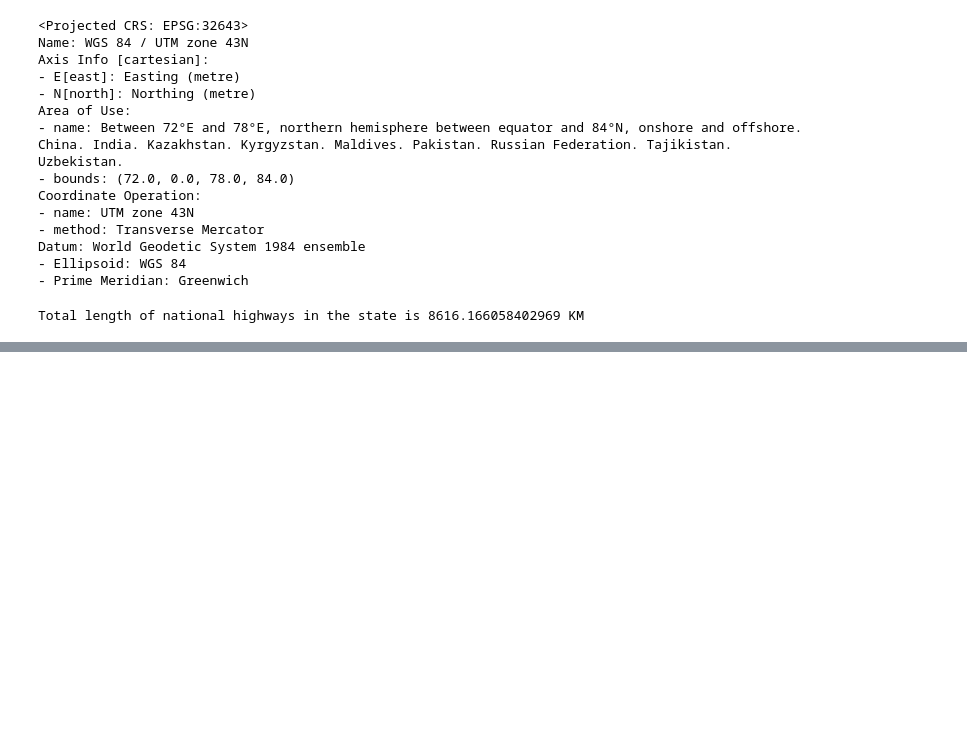
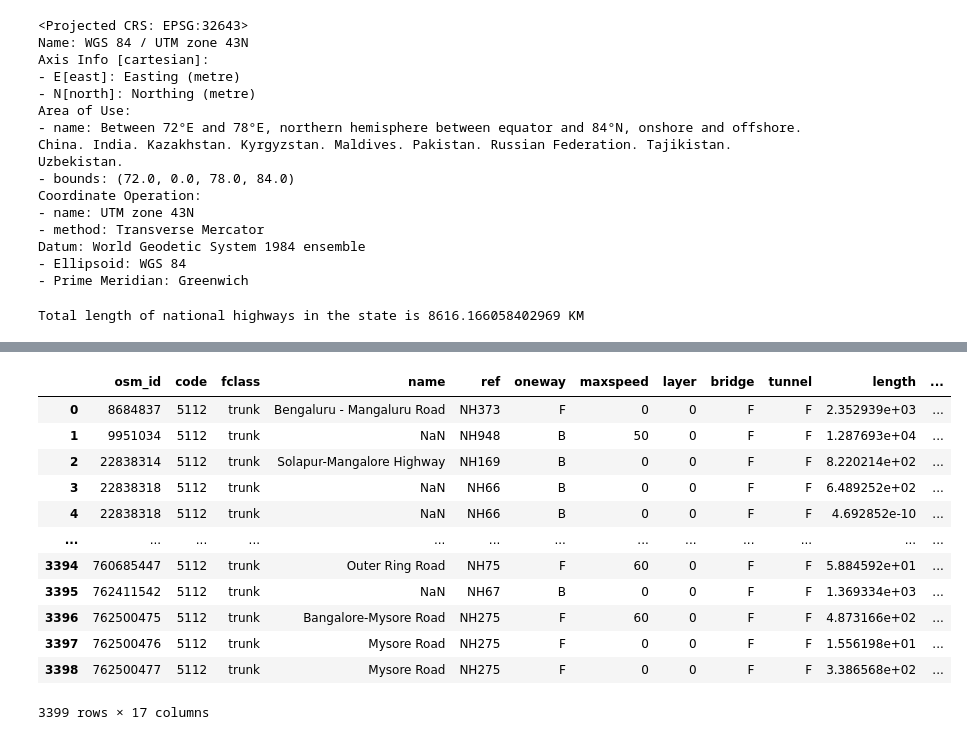
Before and after one commit to lucafusaro/spatial-thoughts-exercises, a Jupyter notebook: gpd_exe1.ipynb, the cells around one changed output, grey strips where cells are left out. Drawn from its saved outputs; the diff is of its cells as text; code cells hidden in the pictures; blank space fills up the shorter version.

```diff
--- a/gpd_exe1.ipynb
+++ b/gpd_exe1.ipynb
@@ -95,0 +161,17 @@ Total length of national highways in the state is 8616.166058402969 KM
+# %%
+joined['length'] = joined.geometry.length
+joined
+# %% [output]
+|  | osm_id | code | fclass | name | ref | oneway | maxspeed | layer | bridge | tunnel | length | ... |
+| 0 | 8684837 | 5112 | trunk | Bengaluru - Mangaluru Road | NH373 | F | 0 | 0 | F | F | 2.352939e+03 | ... |
+| 1 | 9951034 | 5112 | trunk | NaN | NH948 | B | 50 | 0 | F | F | 1.287693e+04 | ... |
+| 2 | 22838314 | 5112 | trunk | Solapur-Mangalore Highway | NH169 | B | 0 | 0 | F | F | 8.220214e+02 | ... |
+| 3 | 22838318 | 5112 | trunk | NaN | NH66 | B | 0 | 0 | F | F | 6.489252e+02 | ... |
+| 4 | 22838318 | 5112 | trunk | NaN | NH66 | B | 0 | 0 | F | F | 4.692852e-10 | ... |
+| ... | ... | ... | ... | ... | ... | ... | ... | ... | ... | ... | ... | ... |
+| 3394 | 760685447 | 5112 | trunk | Outer Ring Road | NH75 | F | 60 | 0 | F | F | 5.884592e+01 | ... |
+| 3395 | 762411542 | 5112 | trunk | NaN | NH67 | B | 0 | 0 | F | F | 1.369334e+03 | ... |
+| 3396 | 762500475 | 5112 | trunk | Bangalore-Mysore Road | NH275 | F | 60 | 0 | F | F | 4.873166e+02 | ... |
+| 3397 | 762500476 | 5112 | trunk | Mysore Road | NH275 | F | 0 | 0 | F | F | 1.556198e+01 | ... |
+| 3398 | 762500477 | 5112 | trunk | Mysore Road | NH275 | F | 0 | 0 | F | F | 3.386568e+02 | ... |
+3399 rows × 17 columns
```
Also changed, not shown: parts of 8 cells of this notebook, 1 other file.
